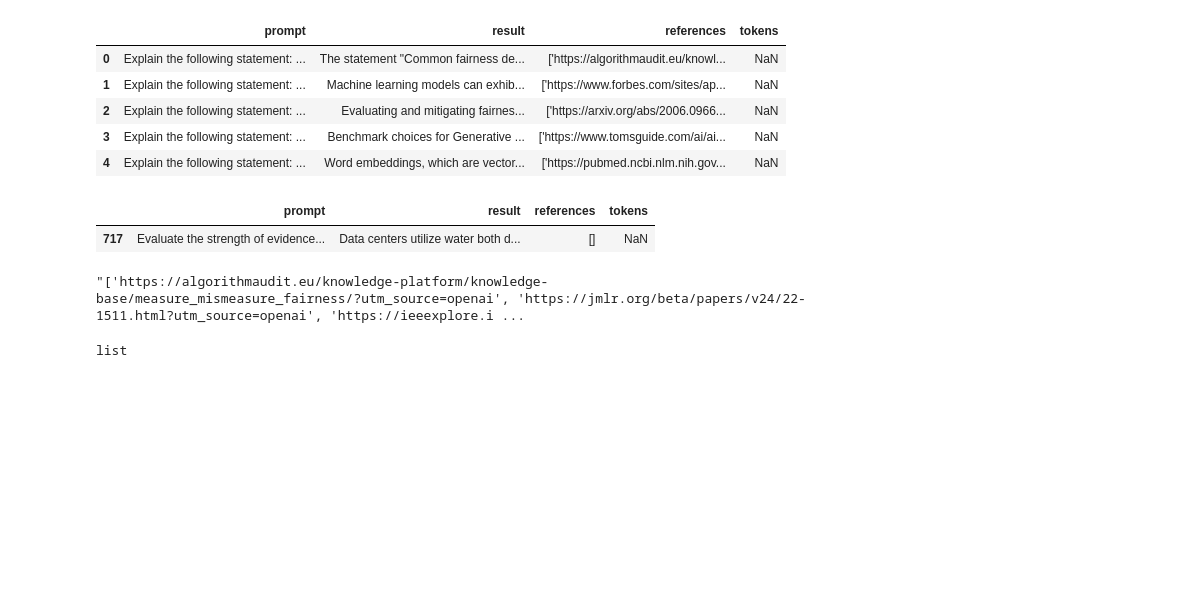
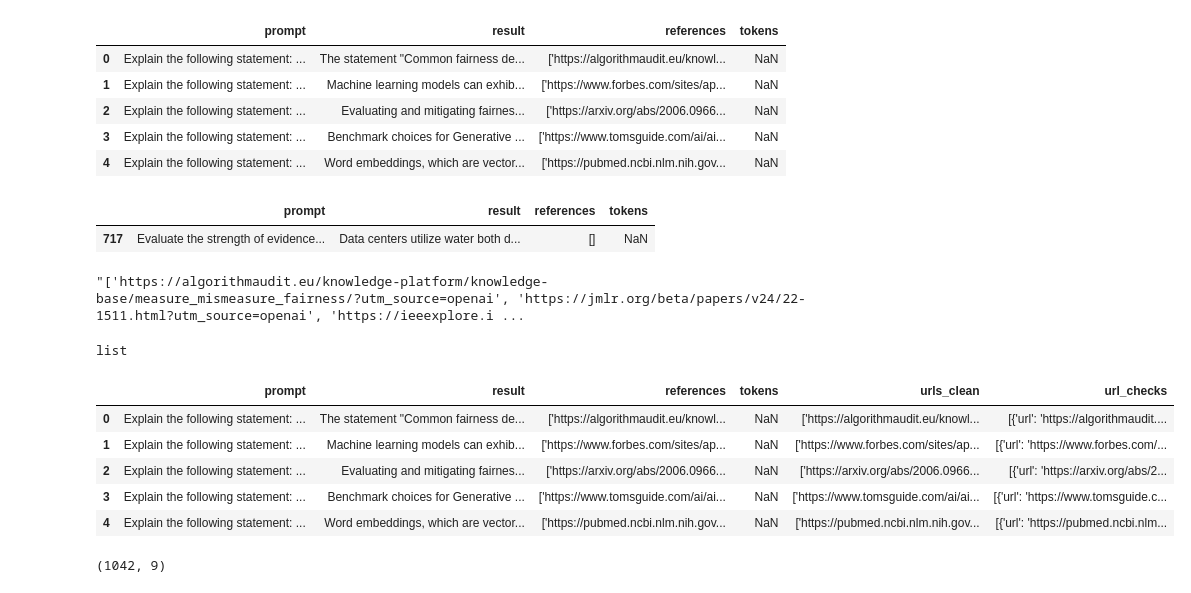
Before and after one commit to mvrobles/GenAI-Science, a Jupyter notebook: scripts/process_gpt.ipynb, the cells around one changed output. Saved outputs shown, nothing was run; the diff lists cells and outputs as text; code cells hidden in the pictures; blank space fills up the shorter version.

Commit message:
ajuste en lista de checks

```diff
--- a/scripts/process_gpt.ipynb
+++ b/scripts/process_gpt.ipynb
@@ -356,0 +359,14 @@ list
+# %%
+df1 = pd.read_csv('../data/processed/gpt_web_search_url_checks.csv')
+df1.head()
+# %% [output]
+|  | prompt | result | references | tokens | urls_clean | url_checks |
+| 0 | Explain the following statement: ... | The statement "Common fairness de... | ['https://algorithmaudit.eu/knowl... | NaN | ['https://algorithmaudit.eu/knowl... | [{'url': 'https://algorithmaudit.... |
+| 1 | Explain the following statement: ... | Machine learning models can exhib... | ['https://www.forbes.com/sites/ap... | NaN | ['https://www.forbes.com/sites/ap... | [{'url': 'https://www.forbes.com/... |
+| 2 | Explain the following statement: ... | Evaluating and mitigating fairnes... | ['https://arxiv.org/abs/2006.0966... | NaN | ['https://arxiv.org/abs/2006.0966... | [{'url': 'https://arxiv.org/abs/2... |
+| 3 | Explain the following statement: ... | Benchmark choices for Generative ... | ['https://www.tomsguide.com/ai/ai... | NaN | ['https://www.tomsguide.com/ai/ai... | [{'url': 'https://www.tomsguide.c... |
+| 4 | Explain the following statement: ... | Word embeddings, which are vector... | ['https://pubmed.ncbi.nlm.nih.gov... | NaN | ['https://pubmed.ncbi.nlm.nih.gov... | [{'url': 'https://pubmed.ncbi.nlm... |
+# %%
+df1.shape
+# %% [output]
+(1042, 9)
```
Also changed, not shown: parts of 15 cells of this notebook, 2 other files.
